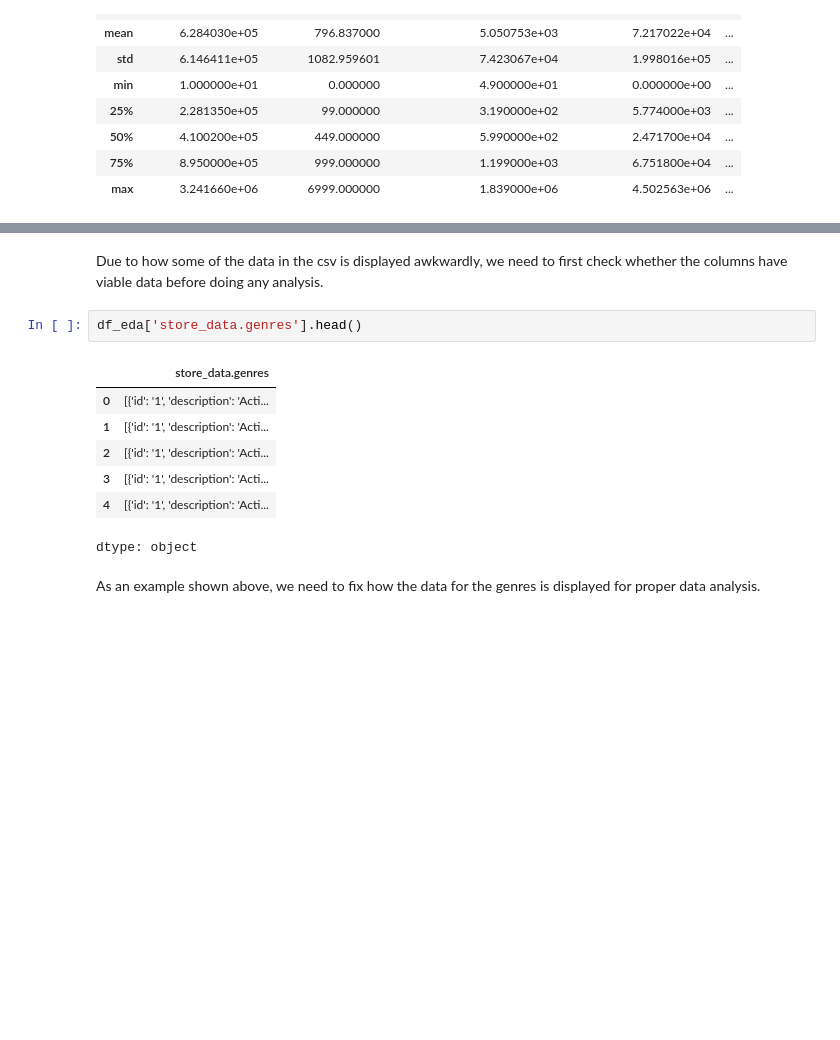
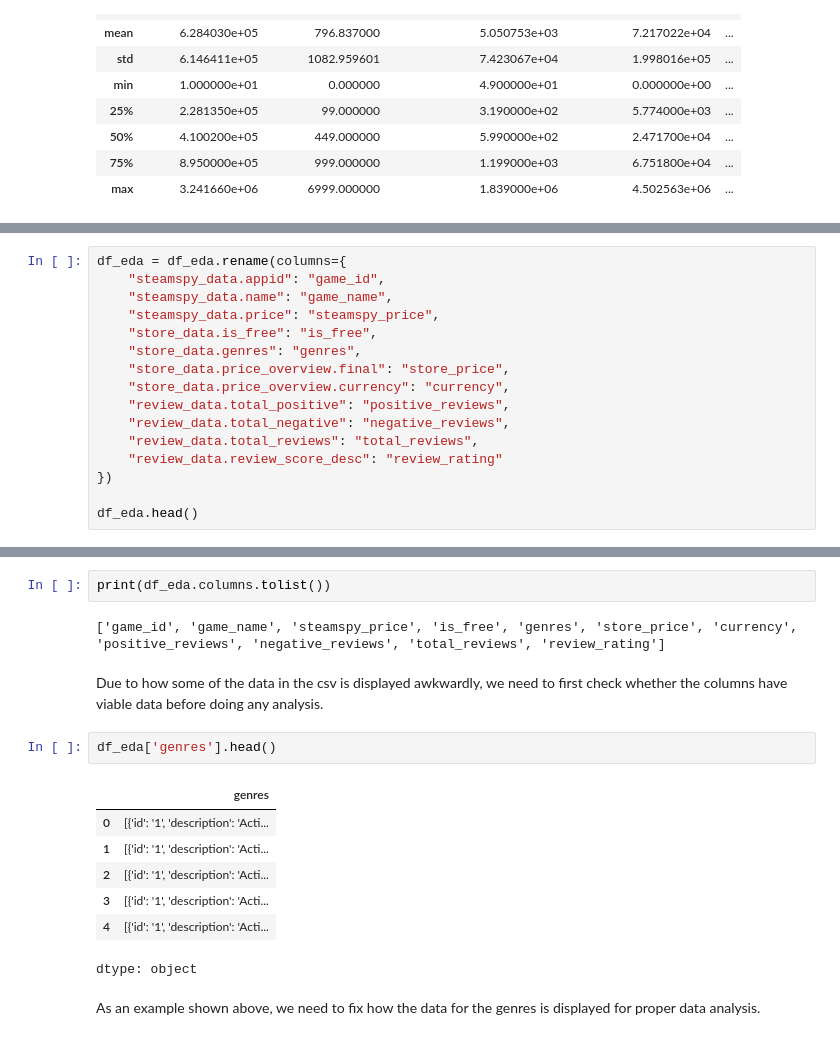
Before and after one commit to jxvoy23/csc366-steam-analysis, a Jupyter notebook: Steam_EDA.ipynb, the cells around one changed output, grey strips where cells are left out. Cells and saved outputs as stored; diff of their text form; blank space fills up the shorter version.

Commit message:
Jupyter Notebook of Steam Dataset
More data cleaning has been done to the steam dataset along with some EDA.

```diff
--- a/Steam_EDA.ipynb
+++ b/Steam_EDA.ipynb
@@ -116,0 +119,16 @@ df_eda.describe()
+# %%
+df_eda = df_eda.rename(columns={
+    "steamspy_data.appid": "game_id",
+    "steamspy_data.name": "game_name",
+    "steamspy_data.price": "steamspy_price",
+    "store_data.is_free": "is_free",
+    "store_data.genres": "genres",
+    "store_data.price_overview.final": "store_price",
+    "store_data.price_overview.currency": "currency",
+    "review_data.total_positive": "positive_reviews",
+    "review_data.total_negative": "negative_reviews",
+    "review_data.total_reviews": "total_reviews",
+    "review_data.review_score_desc": "review_rating"
+})
+
+df_eda.head()
@@ -117,9 +142,13 @@ df_eda.describe()
+# %%
+print(df_eda.columns.tolist())
+# %% [output]
+['game_id', 'game_name', 'steamspy_price', 'is_free', 'genres', 'store_price', 'currency', 'positive_reviews', 'negative_reviews', 'total_reviews', 'review_rating']
 # %% [markdown]
 Due to how some of the data in the csv is displayed awkwardly, we need to first check whether the columns have viable data before doing any analysis.
 # %%
-df_eda['store_data.genres'].head()
+df_eda['genres'].head()
 # %% [output]
-|  | store_data.genres |
+|  | genres |
 | 0 | [{'id': '1', 'description': 'Acti... |
 | 1 | [{'id': '1', 'description': 'Acti... |
 | 2 | [{'id': '1', 'description': 'Acti... |
```
Also changed, not shown: parts of 20 cells of this notebook.
